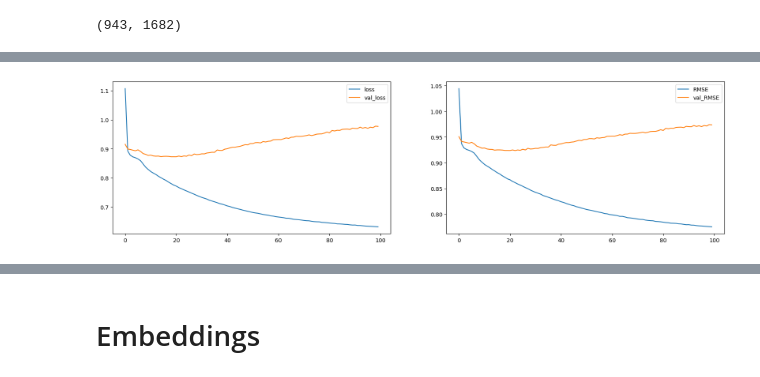
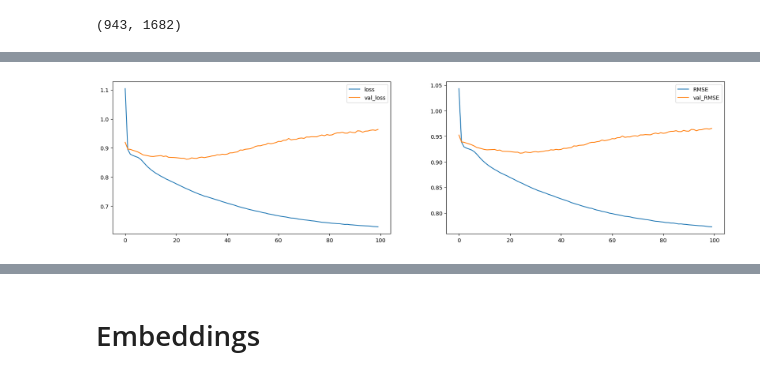
Before and after one commit to jgonzet/TPIntegrador-Sistemas-de-recomendacion, a Jupyter notebook: notebooks/03-training.ipynb, the cells around one changed output, grey strips where cells are left out. Saved outputs shown, nothing was run; the diff lists cells and outputs as text; code cells hidden in the pictures.

Commit message:
Se agregaron variables pendientes al modelo

```diff
--- a/notebooks/03-training.ipynb
+++ b/notebooks/03-training.ipynb
@@ -170,4 +177,12 @@ n_users,n_movies
+# %%
+genre = ['Action', 'Adventure', 'Animation',"Children's", 'Comedy', 'Crime', 'Documentary', 'Drama', 'Fantasy','Film-Noir', 'Horror', 'Musical', 'Mystery', 'Romance', 'Sci-Fi','Thriller', 'War', 'Western']
+vars_extra = ['Gender','Occupation','Trabajador','Antiguedad','Horoscopo Activacion','Antiguedad_pelicula']
 # %%
+genre_input = Input(shape=[len(genre)],name='genre')
+vars_input = Input(shape=[len(vars_extra)],name='vars')
+
+# timestamp_input = Input(shape=[1],name='timestamp')
+
 movie_input = Input(shape=[1],name='Item')
 movie_embedding = Embedding(n_movies + 1, n_latent_factors_movie, name='Movie-Embedding', embeddings_regularizer = l2(0.001))(movie_input)
 movie_vec = Flatten(name='FlattenMovies')(movie_embedding)
@@ -194,6 +209,6 @@ x = Dense(1, activation='sigmoid',name='Activation')(x)
 x = Lambda(lambda z: (max_rating - min_rating) * z + min_rating)(x)
 ##
 
-model = Model([user_input, movie_input], x)
+model = Model([user_input, movie_input,genre_input,vars_input], x)
 model.summary()
 # %% [output]
@@ -301,11 +315,11 @@ model.compile(optimizer=adam,loss= 'mean_squared_error', metrics=[root_mean_squa
 from keras.callbacks import ModelCheckpoint
 checkpointer = ModelCheckpoint(filepath='weights.hdf5.keras', verbose=1, save_best_only=True, monitor='val_root_mean_squared_error')
 # %%
-history = model.fit([df_train.user_id, df_train.movie_id],
+history = model.fit([df_train.user_id, df_train.movie_id,df_train[genre],df_train[vars_extra]],
                     df_train.rating,
-                    validation_data=([df_val.user_id, df_val.movie_id], df_val.rating),
+                    validation_data=([df_val.user_id, df_val.movie_id,df_val[genre],df_val[vars_extra]], df_val.rating),
                     batch_size = 320,
                     callbacks = [plot_losses, checkpointer],
                     epochs=100, verbose=1)
 # %% [output]
-[figure, old version]
+[figure, new version]
```
Also changed, not shown: parts of 14 cells of this notebook, 4 other files.
